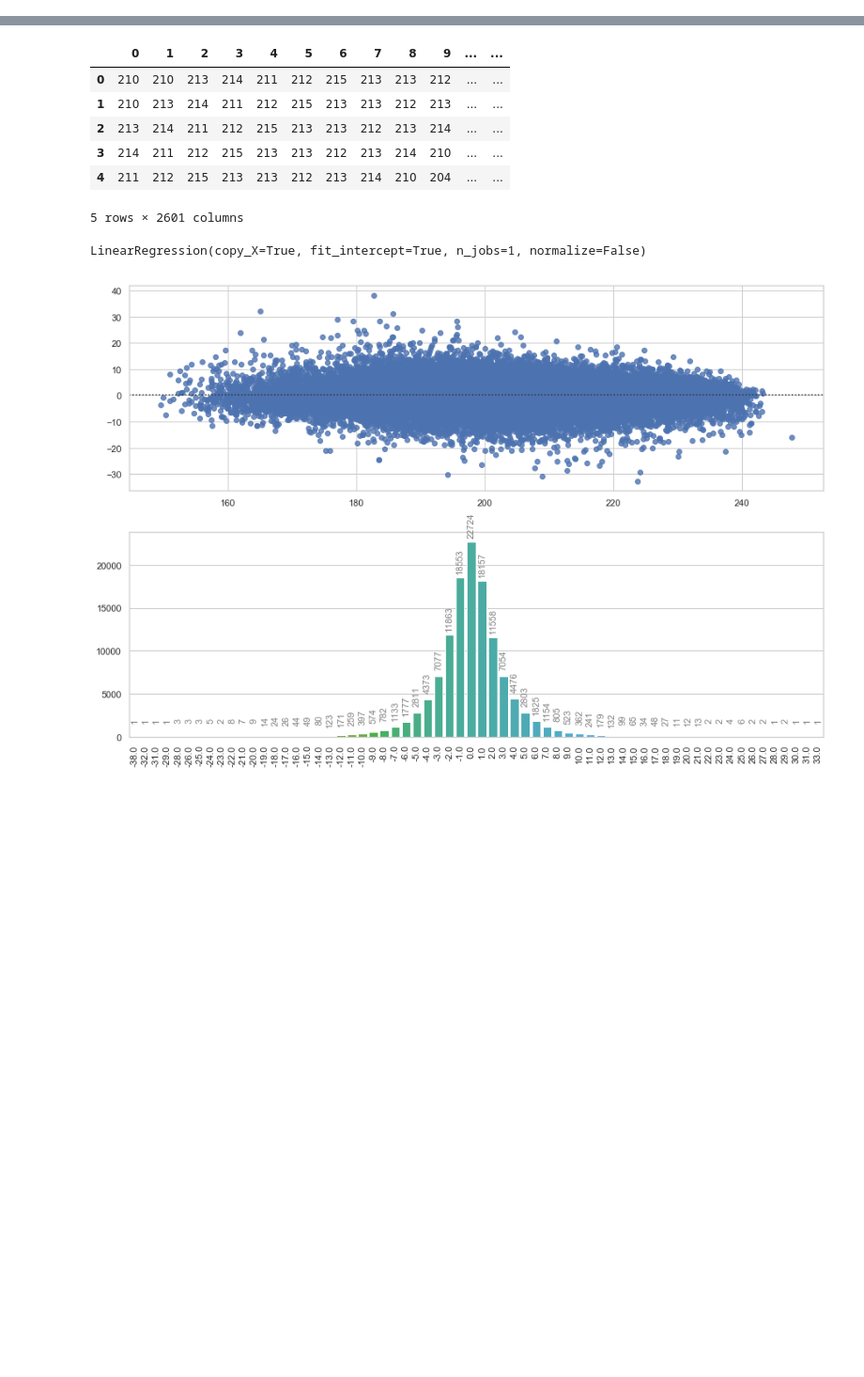
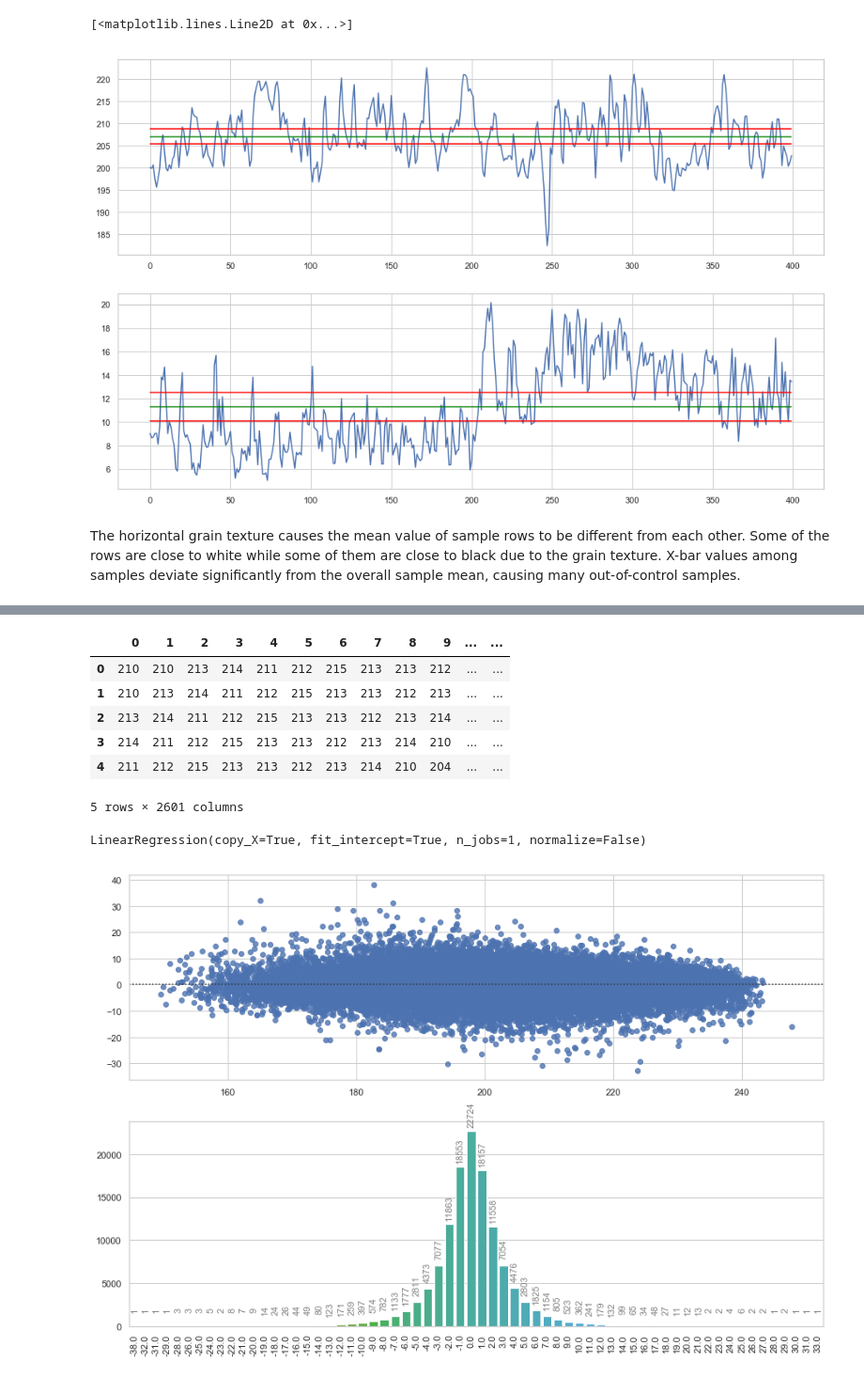
Before and after one commit to kubilay-yavuz/IE423-Group-5, a Jupyter notebook: HW2/HW2.ipynb, the cells around one changed output, grey strips where cells are left out. Shown at 94% size. Saved outputs shown, nothing was run; the diff lists cells and outputs as text; code cells hidden in the pictures; blank space fills up the shorter version.

```diff
--- a/HW2/HW2.ipynb
+++ b/HW2/HW2.ipynb
@@ -24,7 +33,9 @@ for idx in range(400):
     x_bar_bar.append(x_bar)
     s_=np.std(row,ddof=1)
     s_bar.append(s_)
+x_bar_bar_l=x_bar_bar
 x_bar_bar=np.mean(x_bar_bar)
+s_bar_l=s_bar
 s_bar=np.mean(s_bar)
 # %%
 # calc of a3,b3,b4
@@ -42,3 +55,17 @@ s_lcl=b_3*s_bar
+# %%
+fig,ax=plt.subplots(2,figsize=(16,10))
+ax[0].plot(x_bar_bar_l)
+ax[0].plot([x_ucl]*len(x_bar_bar_l),color="red")
+ax[0].plot([x_lcl]*len(x_bar_bar_l),color="red")
+ax[0].plot([x_bar_bar]*len(x_bar_bar_l),color="green")
+
+ax[1].plot(s_bar_l)
+ax[1].plot([s_ucl]*len(s_bar_l),color="red")
+ax[1].plot([s_lcl]*len(s_bar_l),color="red")
+ax[1].plot([s_bar]*len(s_bar_l),color="green")
+# %% [output]
+[<matplotlib.lines.Line2D at 0x...>]
+[figure, added]
 # %%
 img_controlled=[]
 for i in range(400):
@@ -50,6 +77,8 @@ for i in range(400):
         row=[0]*400
     img_controlled.append(row)
 img_controlled=np.array(img_controlled)
+# %% [markdown]
+The horizontal grain texture causes the mean value of sample rows to be different from each other. Some of the rows are close to white while some of them are close to black due to the grain texture. X-bar values among samples deviate significantly from the overall sample mean, causing many out-of-control samples.
 # %%
 #applying control
 img_controlled_x=np.where((img<x_lcl)|(img>x_ucl),img,0)
```
Also changed, not shown: parts of 24 cells of this notebook, 2 other files.
